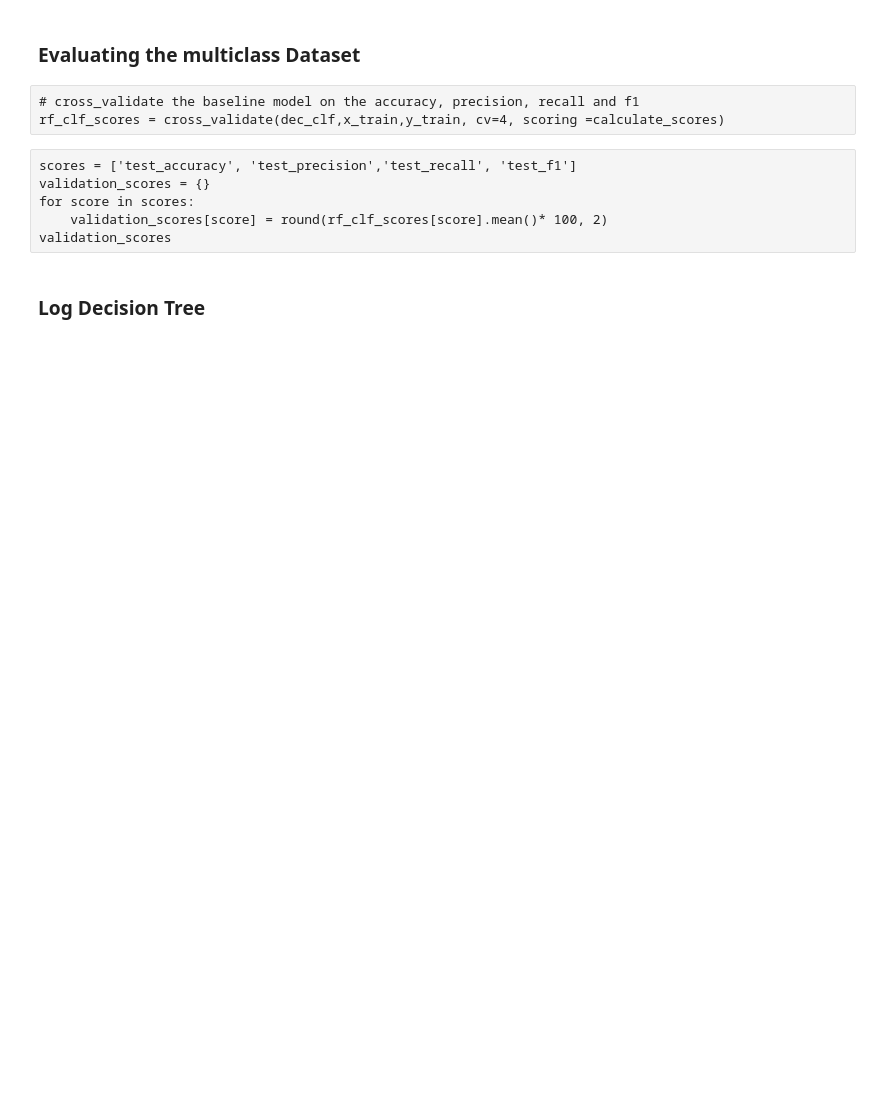
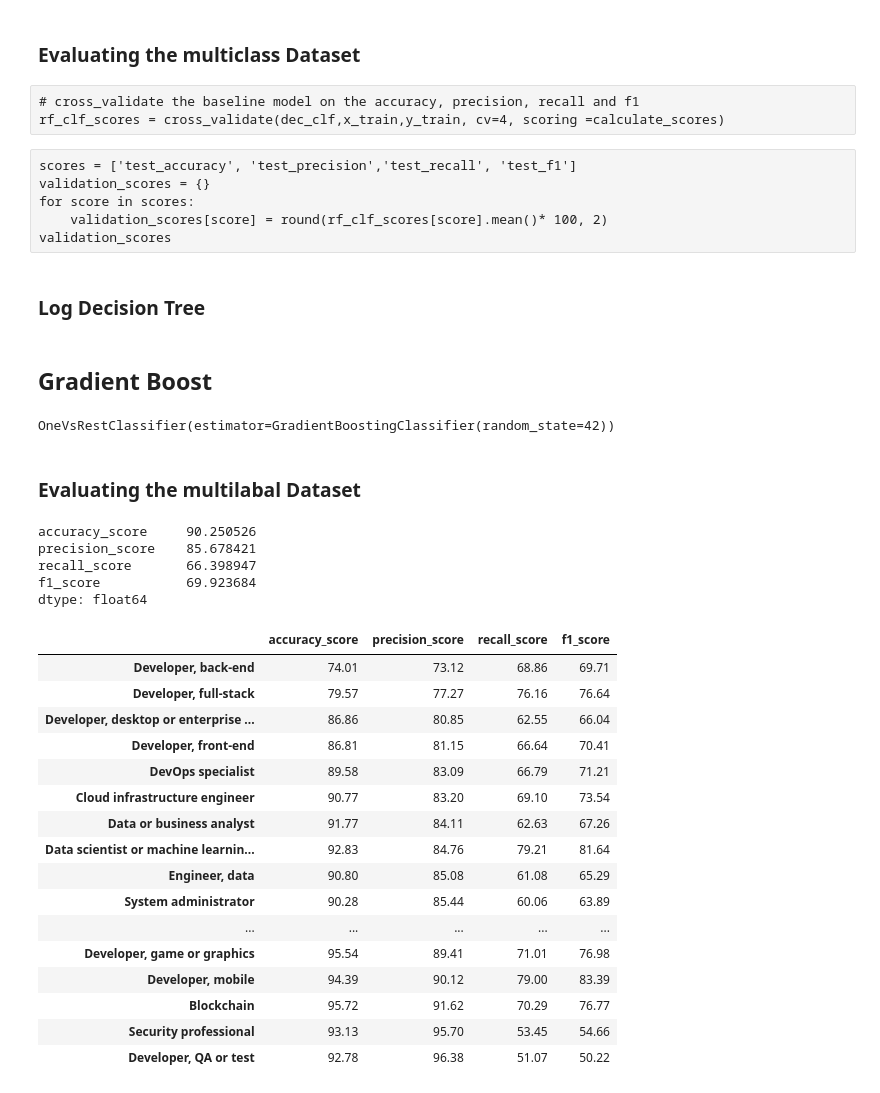
Before and after one commit to AlyAEE/Tech-Jobs-Prediction-Based-On-Your-Skillset-Project, a Jupyter notebook: Notebooks/04.Model Building.ipynb, the cells around one changed output. Drawn from its saved outputs; the diff is of its cells as text; code cells hidden in the pictures; blank space fills up the shorter version.

```diff
--- a/Notebooks/04.Model Building.ipynb
+++ b/Notebooks/04.Model Building.ipynb
@@ -584,0 +588,8 @@ dtype: float64
+# %%
+# Model
+model = {"model_description": "Decision Tree, multilabel, train set only resampled",
+         "model_details": str(dec_clf),
+         "model_object": dec_clf}
+
+with open(os.path.join(LOG_PATH, LOG_MODEL_PKL), "wb") as output_file:
+    pickle.dump(model, output_file)
@@ -585,3 +603,12 @@ dtype: float64
+# %%
+# Start a run in the experiment and track current model
+with mlflow.start_run(experiment_id=exp.experiment_id, run_name=model["model_description"]):
+    # Track pickle files
+    mlflow.log_artifacts(LOG_PATH)
+
+    # Track metrics
+    for metric, score in mean_test_scores.items():
+        mlflow.log_metric(metric, score)
 # %% [markdown]
 ### Evaluating the multiclass Dataset
 # %% [raw]
@@ -619,3 +646,51 @@ with mlflow.start_run(experiment_id=exp.experiment_id, run_name=model["model_des
     # Track metrics
     for metric, score in mean_test_scores.items():
         mlflow.log_metric(metric, score)
+# %% [markdown]
+## Gradient Boost
+# %%
+from sklearn.ensemble import GradientBoostingClassifier
+from sklearn.multiclass import OneVsRestClassifier
+
+
+base_estimator = GradientBoostingClassifier(random_state=42)
+gd_clf = OneVsRestClassifier(base_estimator)
+gd_clf.fit(x_train,y_train)
+# %% [output]
+OneVsRestClassifier(estimator=GradientBoostingClassifier(random_state=42))
+# %% [markdown]
+### Evaluating the multilabal Dataset
+# %%
+# Evaluate on train set
+predictions =  pd.DataFrame(gd_clf.predict(x_train),
+                            columns=y_train.columns)
+train_scores = {score.__name__: calculate_quality(y_train, predictions, score)
+                for score in [accuracy_score, precision_score, recall_score, f1_score]}
+train_scores = pd.concat(train_scores,axis=1)
+mean_train_scores = train_scores.mean()
+# %%
+print(train_scores.mean())
+train_scores.sort_values("precision_score")
+# %% [output]
+accuracy_score     90.250526
+precision_score    85.678421
+recall_score       66.398947
+f1_score           69.923684
+dtype: float64
+|  | accuracy_score | precision_score | recall_score | f1_score |
+| Developer, back-end | 74.01 | 73.12 | 68.86 | 69.71 |
+| Developer, full-stack | 79.57 | 77.27 | 76.16 | 76.64 |
+| Developer, desktop or enterprise ... | 86.86 | 80.85 | 62.55 | 66.04 |
+| Developer, front-end | 86.81 | 81.15 | 66.64 | 70.41 |
+| DevOps specialist | 89.58 | 83.09 | 66.79 | 71.21 |
+| Cloud infrastructure engineer | 90.77 | 83.20 | 69.10 | 73.54 |
+| Data or business analyst | 91.77 | 84.11 | 62.63 | 67.26 |
+| Data scientist or machine learnin... | 92.83 | 84.76 | 79.21 | 81.64 |
+| Engineer, data | 90.80 | 85.08 | 61.08 | 65.29 |
+| System administrator | 90.28 | 85.44 | 60.06 | 63.89 |
+| ... | ... | ... | ... | ... |
+| Developer, game or graphics | 95.54 | 89.41 | 71.01 | 76.98 |
+| Developer, mobile | 94.39 | 90.12 | 79.00 | 83.39 |
+| Blockchain | 95.72 | 91.62 | 70.29 | 76.77 |
+| Security professional | 93.13 | 95.70 | 53.45 | 54.66 |
+| Developer, QA or test | 92.78 | 96.38 | 51.07 | 50.22 |
```
Also changed, not shown: parts of 27 cells of this notebook, 1 other file.
